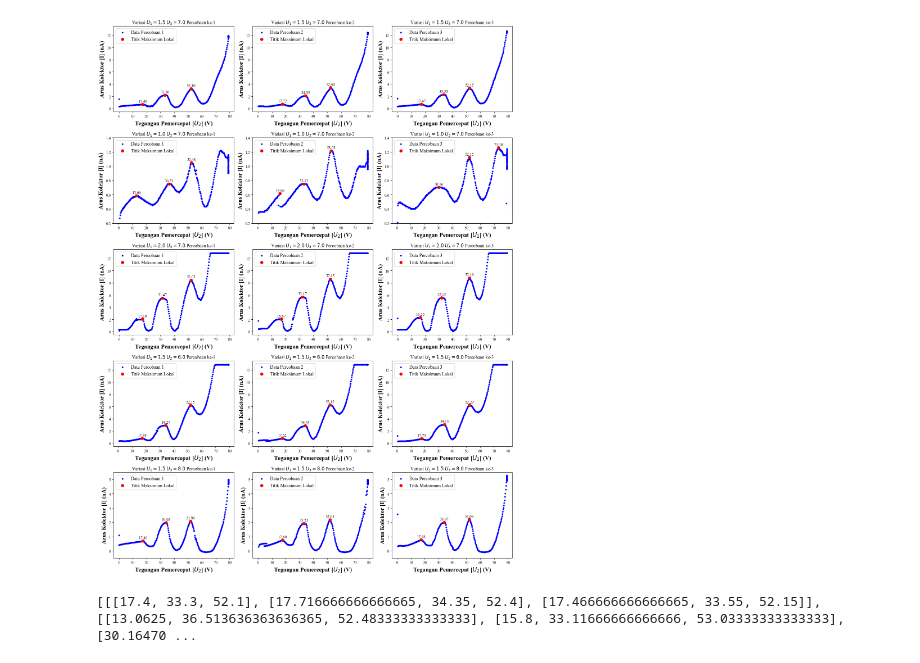
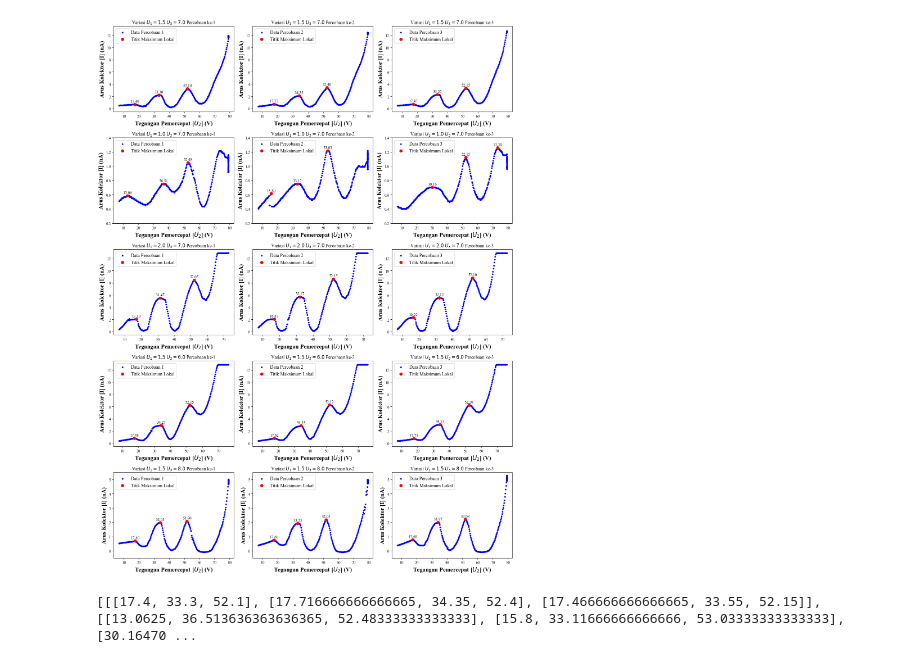
Before and after one commit to JonathanSugijanto/PGDA_final-project_9, a Jupyter notebook: code/data_processing.ipynb, the cells around one changed output. Drawn from its saved outputs; the diff is of its cells as text; code cells hidden in the pictures.

Commit message:
data processing has been retuned for the cleaned data

```diff
--- a/code/data_processing.ipynb
+++ b/code/data_processing.ipynb
@@ -7,13 +7,13 @@ from scipy.signal import find_peaks
 import matplotlib as mpl
 # %%
 # Path ke folder data CSV
-folder_path = '../formatted_data/'  # Ganti dengan path folder yang benar
+folder_path = '../cleaned_data/'  # Ganti dengan path folder yang benar
 csv_files = ["1.5 7.0 1.csv", "1.5 7.0 2.csv", "1.5 7.0 3.csv",
              "1.0 7.0 1.csv", "1.0 7.0 2.csv", "1.0 7.0 3.csv",
              "2.0 7.0 1.csv", "2.0 7.0 2.csv", "2.0 7.0 3.csv",
              "1.5 6.0 1.csv", "1.5 6.0 2.csv", "1.5 6.0 3.csv",
              "1.5 8.0 1.csv", "1.5 8.0 2.csv", "1.5 8.0 3.csv"]
-separator = ";"
+separator = ","
 # %%
 # function to remove value x in list "data"
 def remove_value(data, x):
@@ -78,7 +78,7 @@ axes = axes.flatten()  # Flatten to simplify indexing
 # matrix to store the peaks' U3
 x_peak = [[[0 for _ in range(3)] for _ in range(3)] for _ in range(5)]
 
-# Loop through each sheet
+# Loop through each csv
 for i, csv_file in enumerate(csv_files[:15]):
     n+=1 # grafik ke berapa
     variasi_ke = (n-1) // 3 + 1
@@ -86,69 +86,63 @@ for i, csv_file in enumerate(csv_files[:15]):
     if(percobaan_ke == 0):
         percobaan_ke +=3
 
-    # Load data from the current sheet
+    # Load data from the current csv
     file_path = os.path.join(folder_path, csv_file)
     data = pd.read_csv(file_path, sep=separator)
 
-    # Assuming 'x' and 'y' columns in each sheet
+    # 'x' and 'y' columns in each csv
     x = data['Acceleration voltage U_B / V']
     y = data['Collector current I_A / nA']
 
     # Find local peaks in the y data
     peaks0, _ = find_peaks(y, distance=30)
-    if(n==7): # fine tune graph ke4
+    if(n==7): # fine tune graph ke7
+        x_numpy = np.array(x)
+        lowest_index = np.where(x_numpy > 13)[0][0]
         y_dummy = y.copy()
-        y_dummy[:52] = [0 for i in range(52)]
+        y_dummy[:lowest_index] = [0 for i in range(lowest_index)]
         peaks0, _ = find_peaks(y_dummy, distance=30)
 
-    # remove x lower than 10V, higher than 70V
+    # remove x lower than 10V, higher than 77V
     peaks1 = np.array(peaks0)
-    threshold_x= 255
-    peaks = peaks1[(peaks1 <= 274) & (peaks1 >=25)]
-    if(n==4):
-        peaks = peaks1[(peaks1 <= 255) & (peaks1 >=25)]
-    # print(peaks)
-
+    peaks = peaks1[(x[peaks1] >= 10) & (x[peaks1] <= 77)]
     peaks2 = peaks.copy()
     ref = y[peaks[0]]
     for j in peaks:
         if(y[j]<ref):
             peaks2 = remove_value(peaks,j)
-
         else:
             ref= y[j]
     peaks = peaks2
 
     # Plot on the corresponding subplot
     ax = axes[i]
-    # Scatter plot for the current sheet
-    # ax.figure(figsize=(10, 6))
+    # Scatter plot for the current csv
     ax.scatter(x, y, color='blue', s=10, label=('Data Percobaan '+str(percobaan_ke)))
-    ax.scatter(x[peaks], y[peaks], color='red', s=50, label='Titik Maksimum Lokal')
+    ax.scatter(x[peaks[:3]], y[peaks[:3]], color='red', s=50, label='Titik Maksimum Lokal')
 
     # Annotate each peak with its x-coordinate
     peak_count = 0
-    for peak in peaks:
+    for peak in peaks[:3]:
         x_peak[variasi_ke - 1][percobaan_ke - 1][peak_count] = avg_peak(x, y, peak)
         ax.annotate(f"{x_peak[variasi_ke - 1][percobaan_ke - 1][peak_count]:.2f}", (x[peak], y[peak]), textcoords="offset points", xytext=(0,5), ha='center')
         peak_count += 1
 
+
     # Set titles and labels for each subplot
     ax.set_xlabel('Tegangan Pemercepat [$U_{2}$] (V)', fontsize=15, fontweight='bold')
     ax.set_ylabel('Arus Kolektor [I] (nA)', fontsize=15, fontweight='bold')
-    # ax.set_xticks(fontsize=12)
-    # ax.set_yticks(fontsize=12)
     ax.legend(fontsize=12, loc='upper left')
     ax.set_title(f'Variasi $U_{1}={csv_file[0:3]}$ $U_{3}={csv_file[4:7]}$ Percobaan ke-{csv_file[8]}')
     adjust_ylim(variasi_ke, (-0.5,13.5), (0.2, 1.4), (-0.5, 13.5), (-0.5, 13.5), (-0.5, 5.5), ax)
 
     # Save the figure with high resolution
     # plt.savefig(f'figs/var{variasi_ke}/{csv_file}.png', dpi=300, bbox_inches='tight')  # Adjust dpi as needed
 
 plt.tight_layout()
 plt.show()
 # %% [output]
-[figure, old version]
+[figure, new version]
 # %%
 print(x_peak)
 # %% [output]
```
Also changed, not shown: 2 other files.
